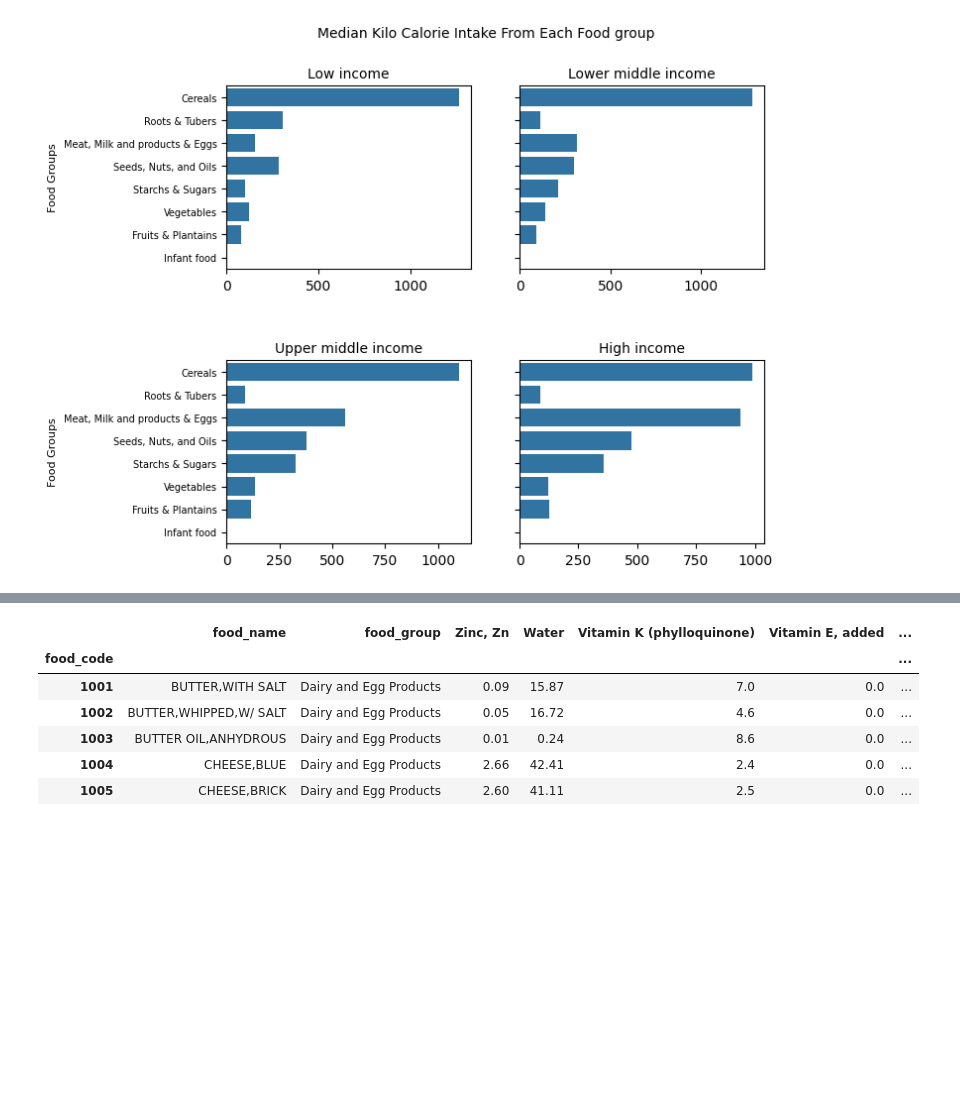
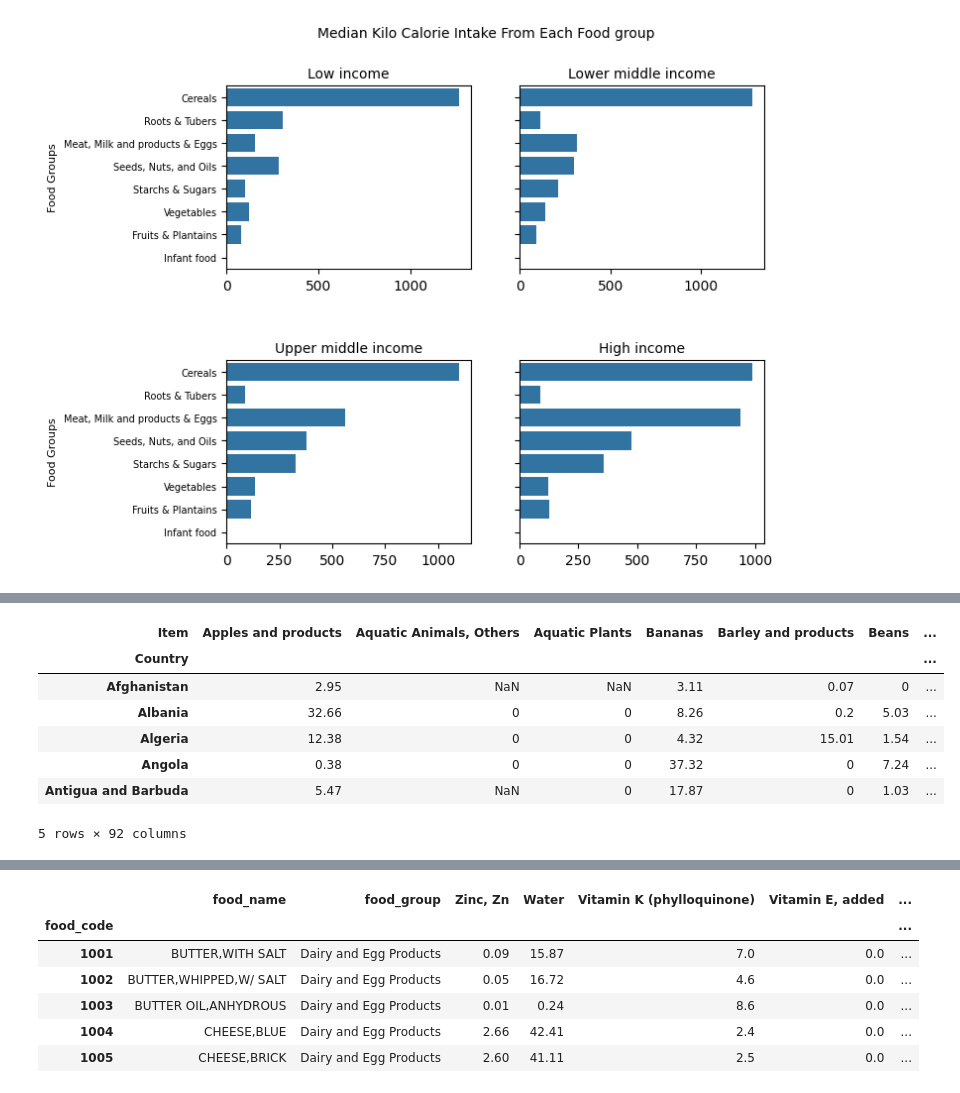
Before and after one commit to DavidMbelwa/thesis, a Jupyter notebook: Materials_and_methods.ipynb, the cells around one changed output, grey strips where cells are left out. Drawn from its saved outputs; the diff is of its cells as text; code cells hidden in the pictures; blank space fills up the shorter version.

```diff
--- a/Materials_and_methods.ipynb
+++ b/Materials_and_methods.ipynb
@@ -643,0 +668,19 @@ This indicator measures diversity of nutrients in a food system by measuring the
+# %%
+# 2. Transposing the Data so that each country is represented as a one row:
+transposed_copy_of_food_supply = copy_food_supply.pivot(
+    index= 'Country',
+    columns= 'Item',
+    values= 'Value'
+)
+
+display(transposed_copy_of_food_supply.head())
+#display(transposed_copy_of_food_supply.info())
+# %% [output]
+| Item | Apples and products | Aquatic Animals, Others | Aquatic Plants | Bananas | Barley and products | Beans | ... |
+| Country |  |  |  |  |  |  | ... |
+| Afghanistan | 2.95 | NaN | NaN | 3.11 | 0.07 | 0 | ... |
+| Albania | 32.66 | 0 | 0 | 8.26 | 0.2 | 5.03 | ... |
+| Algeria | 12.38 | 0 | 0 | 4.32 | 15.01 | 1.54 | ... |
+| Angola | 0.38 | 0 | 0 | 37.32 | 0 | 7.24 | ... |
+| Antigua and Barbuda | 5.47 | NaN | 0 | 17.87 | 0 | 1.03 | ... |
+5 rows × 92 columns
```
Also changed, not shown: parts of 16 cells of this notebook, 2 other files.
